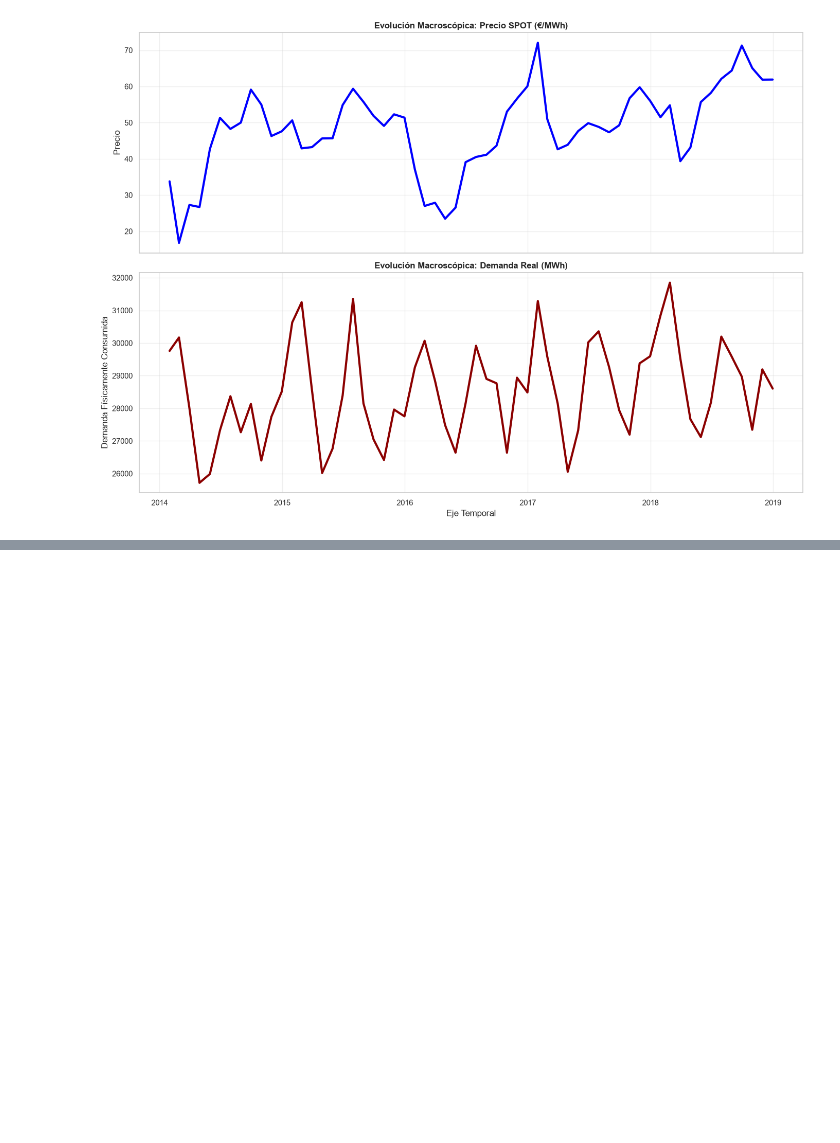
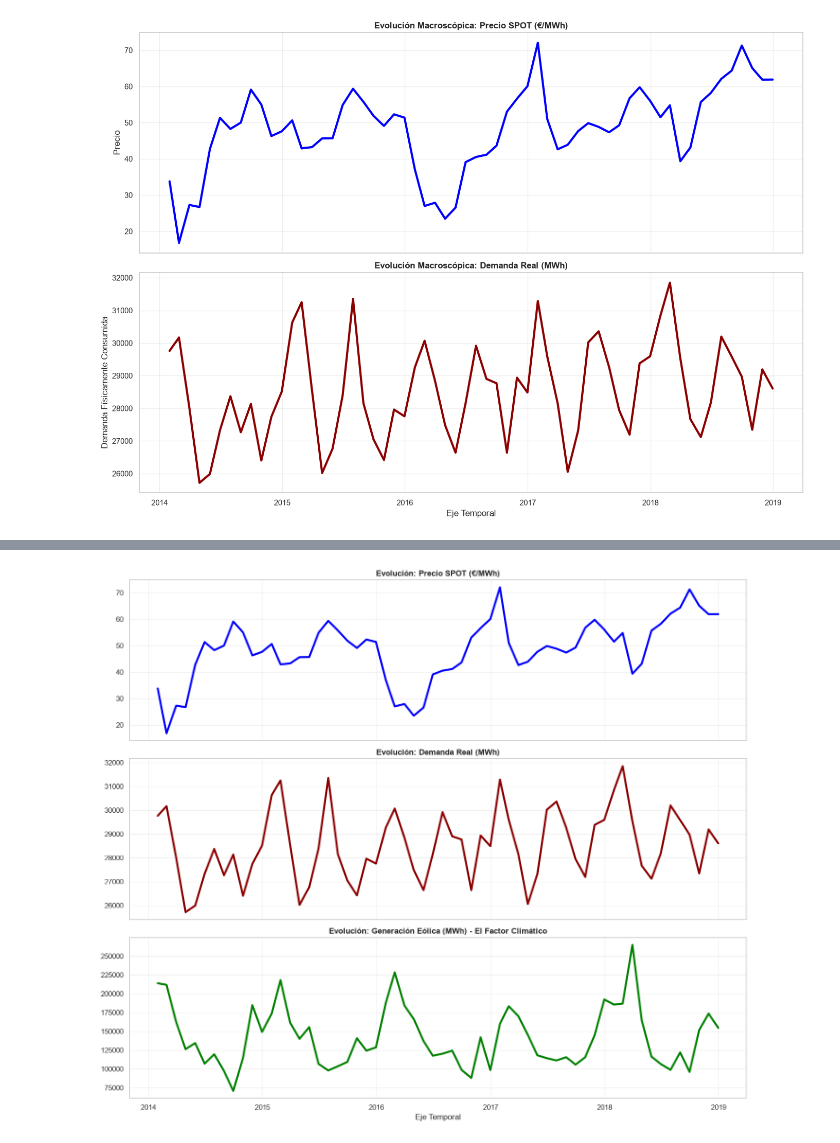
Before and after one commit to Cesahz/california-housing-energy-eda, a Jupyter notebook: notebooks/2.0-energy-market-eda.ipynb, the cells around one changed output, grey strips where cells are left out. Drawn from its saved outputs; the diff is of its cells as text; code cells hidden in the pictures; blank space fills up the shorter version.

Commit message:
feat: inyectar factor climatico eolico y visualizar impacto cruzado en los precios

```diff
--- a/notebooks/2.0-energy-market-eda.ipynb
+++ b/notebooks/2.0-energy-market-eda.ipynb
@@ -170,0 +174,31 @@ plt.show()
+# %%
+#aislamiento de la generacion eolica (ID 10073)
+df_eolica = df_energia[df_energia['id'] == 10073].copy()
+df_eolica = df_eolica[['value']].rename(columns={'value': 'generacion_eolica'})
+
+#remuestreo mensual para alinear con los otros radares
+eolica_mensual = df_eolica['generacion_eolica'].resample('ME').mean()
+
+#arquitectura del grafico
+fig, (ax1, ax2, ax3) = plt.subplots(3, 1, figsize=(14, 12), sharex=True)
+
+#panel 1
+ax1.plot(precio_mensual.index, precio_mensual.values, color='blue', linewidth=3)
+ax1.set_title('Evolución: Precio SPOT (€/MWh)', fontweight='bold')
+ax1.grid(True, alpha=0.3)
+
+#panel 2
+ax2.plot(demanda_mensual.index, demanda_mensual.values, color='darkred', linewidth=3)
+ax2.set_title('Evolución: Demanda Real (MWh)', fontweight='bold')
+ax2.grid(True, alpha=0.3)
+
+#panel 3
+ax3.plot(eolica_mensual.index, eolica_mensual.values, color='green', linewidth=3)
+ax3.set_title('Evolución: Generación Eólica (MWh) - El Factor Climático', fontweight='bold')
+ax3.set_xlabel('Eje Temporal')
+ax3.grid(True, alpha=0.3)
+
+plt.tight_layout()
+plt.show()
+# %% [output]
+[figure, added]
```
Also changed, not shown: parts of 1 cell of this notebook.
